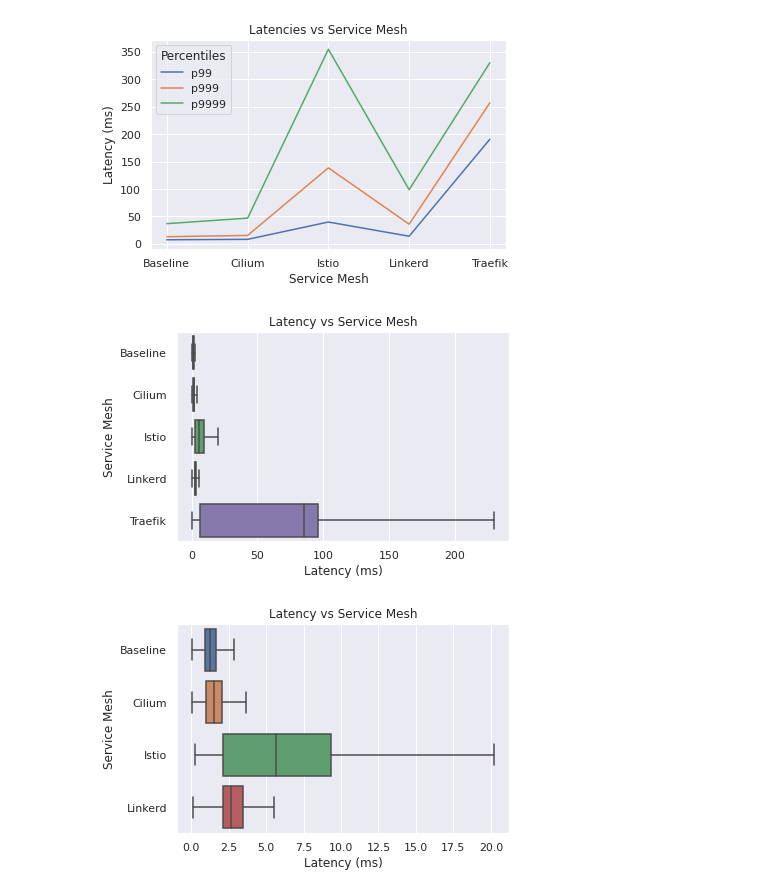
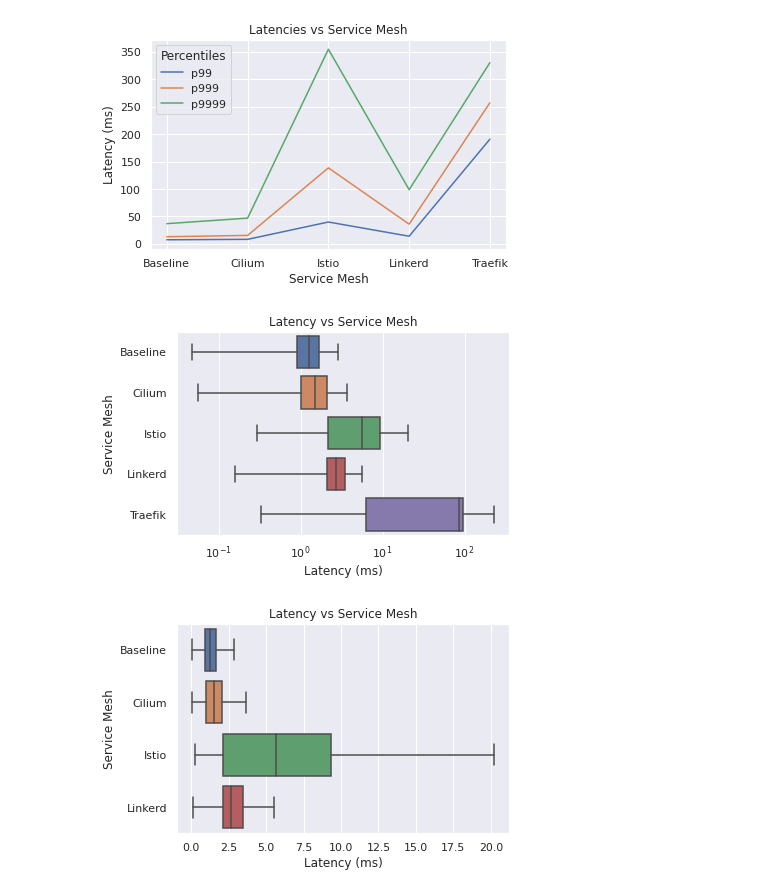
Before and after one commit to RichardBieringa/mesh-bench, a Jupyter notebook: viz/10_latencies.ipynb, the cells around one changed output. Drawn from its saved outputs; the diff is of its cells as text; code cells hidden in the pictures.

```diff
--- a/viz/10_latencies.ipynb
+++ b/viz/10_latencies.ipynb
@@ -72,8 +72,6 @@ Prepares the experiment data
 
 """
 
-df =  fortio_df[fortio_df["experiment"] == "01_http_max_throughput"]
-df = df.sort_values("actual_qps")
 
 exp = fortio_df[fortio_df["experiment"] == "01_http_max_throughput"]
 exp = exp.drop("actual_qps", 1)
@@ -83,7 +81,7 @@ exp = exp.astype({
     "latency": np.float64
 })
 
-exp = exp.sort_values("mesh")
+exp = exp.sort_values("mesh", ascending=True)
 
 
 exp.head()
@@ -154,27 +155,29 @@ fig.savefig(plot_dir / file_name)
 # %%
 """
 PLOT: Boxplot latency by mesh
 Desc: Show 25p med 50p latencies
 """
 
-file_name = f"{file_prefix}-box_latency.pdf"
+file_name = f"{file_prefix}-box_latency-log.pdf"
 plot_title = "Latency vs Service Mesh"
 
 fig, ax = plt.subplots()
+data = exp[exp["mesh"] == "Traefik"]
+data = data.sort_values("mesh")
 ax = sns.boxplot(data=exp, x="latency", y="mesh", showfliers=False)
 
 # Labels
 ax.set_ylabel("Service Mesh")
 ax.set_xlabel("Latency (ms)")
 ax.set_title(plot_title)
 
-# ax.set_xscale("log")
+ax.set_xscale("log")
 
 
 fig.tight_layout()
 fig.savefig(plot_dir / file_name)
 # %% [output]
-[figure, old version]
+[figure, new version]
 # %%
 """
 PLOT: Boxplot latency by mesh
```
Also changed, not shown: parts of 1 cell of this notebook, 8 other files.
